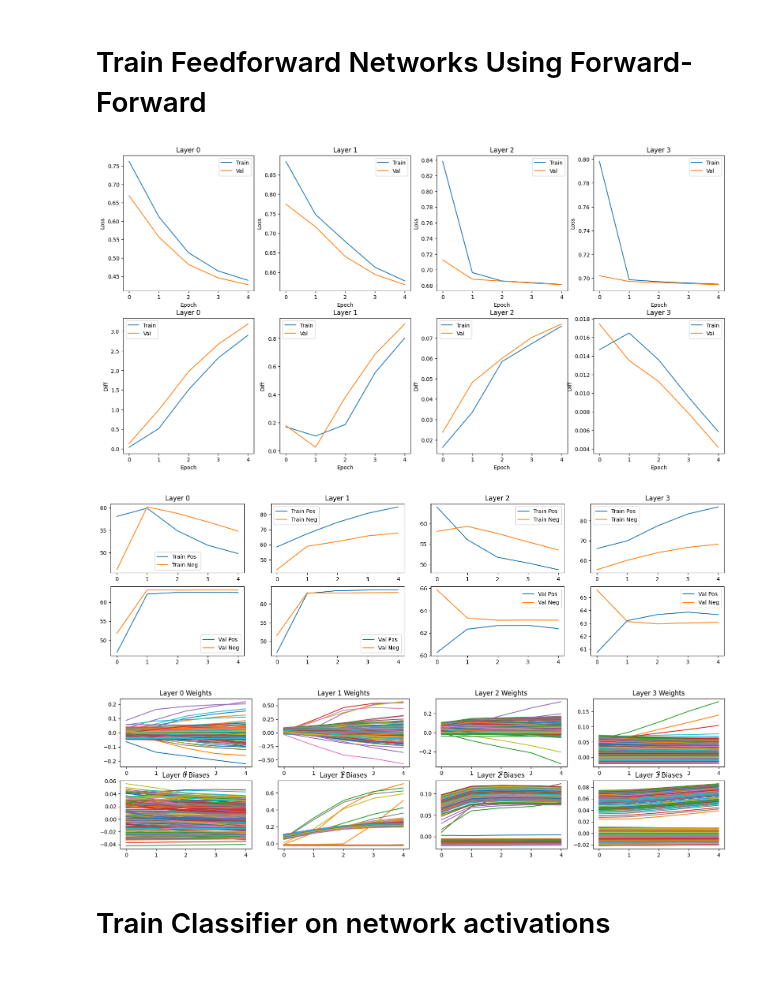
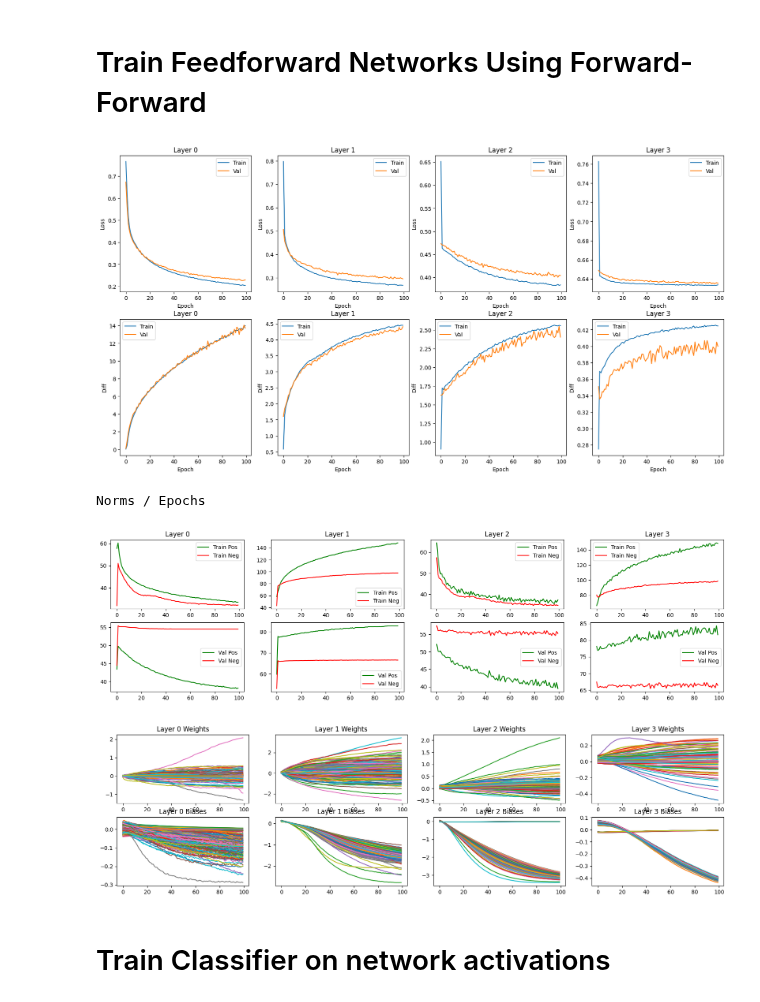
Before and after one commit to joeagriffith/ml-learning, a Jupyter notebook: Deep_Learning/Experimental/Forward_Forward/mnist.ipynb, the cells around one changed output. Cells and saved outputs as stored; diff of their text form; code cells hidden in the pictures; blank space fills up the shorter version.

```diff
--- a/Deep_Learning/Experimental/Forward_Forward/mnist.ipynb
+++ b/Deep_Learning/Experimental/Forward_Forward/mnist.ipynb
@@ -60,13 +60,14 @@ sizes = [784, 2000, 2000, 2000, 2000]
 ffnet = FFNet(sizes, bias=True, threshold=2, device=torch.device(device))
 tracker = None
 # %%
-EPOCHS = 5
+EPOCHS = 100
 BATCH_SIZE = 1000
 LR = 0.003
 MODE = "minimise"
 LOSS = "log"
 
 tracker = unsupervised_tracked(
+# tracker = unsupervised(
     ffnet,
     LR,
     pos_dataset,
@@ -78,7 +79,6 @@ tracker = unsupervised_tracked(
     MODE,
     LOSS,
     tracker,
-    device,
 )
 # %%
 fig, axs = plt.subplots(2, len(ffnet.layers), figsize=(20, 10))
@@ -96,19 +96,21 @@ for i, layer in enumerate(ffnet.layers):
     axs[1,i].set_ylabel("Diff")
     axs[1,i].legend()
 # %% [output]
-[figure, old version]
+[figure, new version]
 # %%
 fig, axs = plt.subplots(2, len(ffnet.layers), figsize=(20, 5))
 for i in range(len(ffnet.layers)):
-    axs[0,i].plot(tracker['norms'][i][0], label="Train Pos")
-    axs[0,i].plot(tracker['norms'][i][1], label="Train Neg")
+    axs[0,i].plot(tracker['norms'][i][0], label="Train Pos", color='g')
+    axs[0,i].plot(tracker['norms'][i][1], label="Train Neg", color='r')
     axs[0,i].set_title(f"Layer {i}")
     axs[0,i].legend()
-    axs[1,i].plot(tracker['norms'][i][2], label="Val Pos")
-    axs[1,i].plot(tracker['norms'][i][3], label="Val Neg")
+    axs[1,i].plot(tracker['norms'][i][2], label="Val Pos", color='g')
+    axs[1,i].plot(tracker['norms'][i][3], label="Val Neg", color='r')
     axs[1,i].legend()
+print("Norms / Epochs")
 # %% [output]
+Norms / Epochs
-[figure, old version]
+[figure, new version]
 # %%
 k = 200 # subset size. (must be <= min layer size)
 fig, axs = plt.subplots(2, len(ffnet.layers), figsize=(20, 5))
@@ -126,7 +128,7 @@ for i in range(len(ffnet.layers)):
         axs[1,i].plot(biases)
         axs[1,i].set_title(f"Layer {i} Biases")
 # %% [output]
-[figure, old version]
+[figure, new version]
 # %% [markdown]
 # Train Classifier on network activations
 # %%
```
Also changed, not shown: parts of 2 cells of this notebook.
